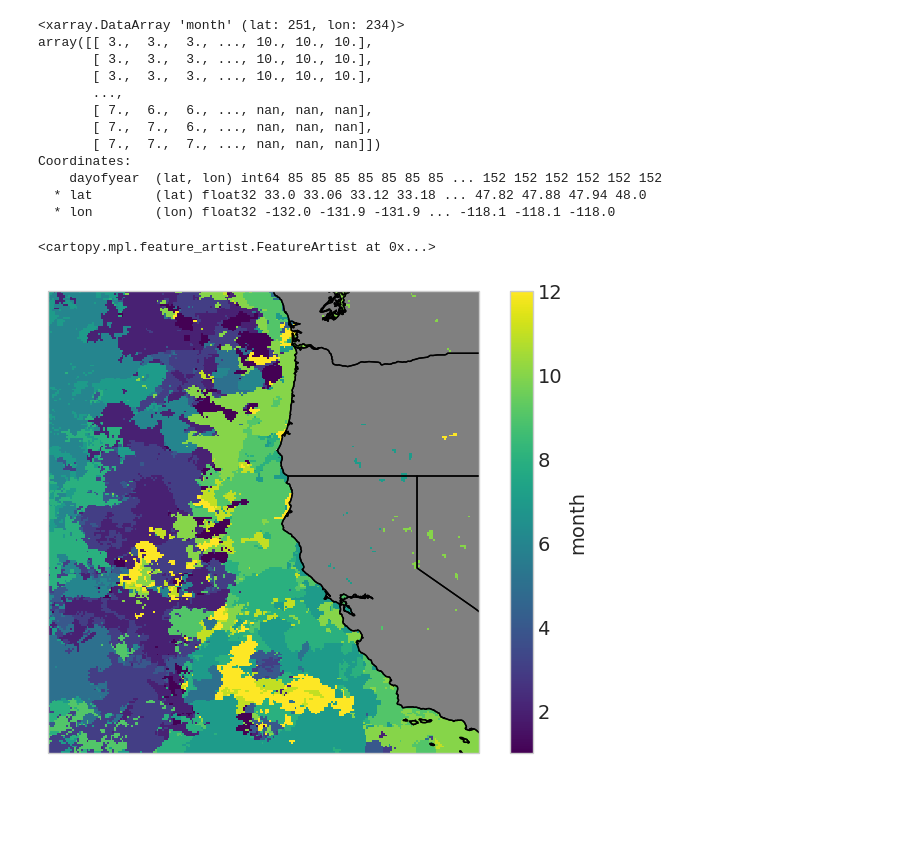
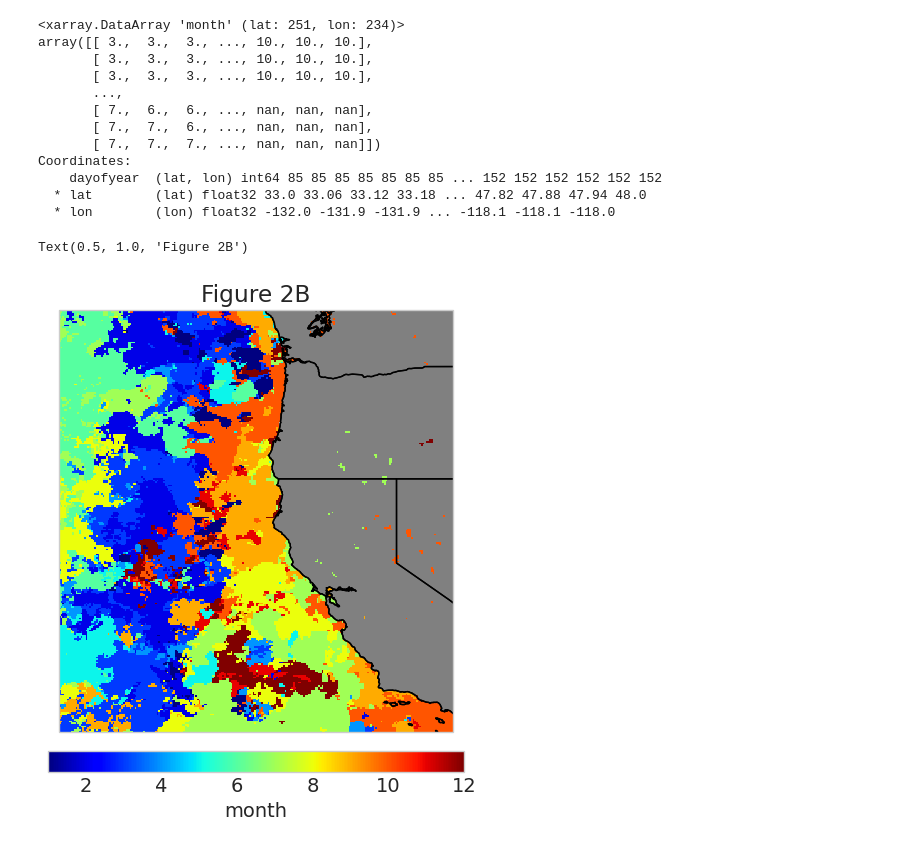
Before and after one commit to UCB-stat-159-s23/hw03-Group20, a Jupyter notebook: climate-Q05.ipynb, the cells around one changed output. Cells and saved outputs as stored; diff of their text form; code cells hidden in the pictures; blank space fills up the shorter version.

Commit message:
Fixed plot

```diff
--- a/climate-Q05.ipynb
+++ b/climate-Q05.ipynb
@@ -81,12 +81,18 @@ Coordinates:
 # %%
 anomalies.plot()
 
 # Plot on a map
 ax = plt.subplot(projection=crs)
-anomalies.plot(ax=ax, transform=crs)
+cbar = {'orientation' : 'horizontal',
+        'location' : 'bottom',
+        'pad' : 0.04,
+        'fraction' : 0.045
+       }
+anomalies.plot(ax=ax, transform=crs, cmap='jet', cbar_kwargs =cbar)
 ax.coastlines("10m", color="k")
 ax.add_feature(cfeature.LAND, color="grey")
 ax.add_feature(cfeature.STATES.with_scale("10m"))
+plt.title("Figure 2B")
 # %% [output]
-<cartopy.mpl.feature_artist.FeatureArtist at 0x...>
+Text(0.5, 1.0, 'Figure 2B')
-[figure, old version]
+[figure, new version]
```
